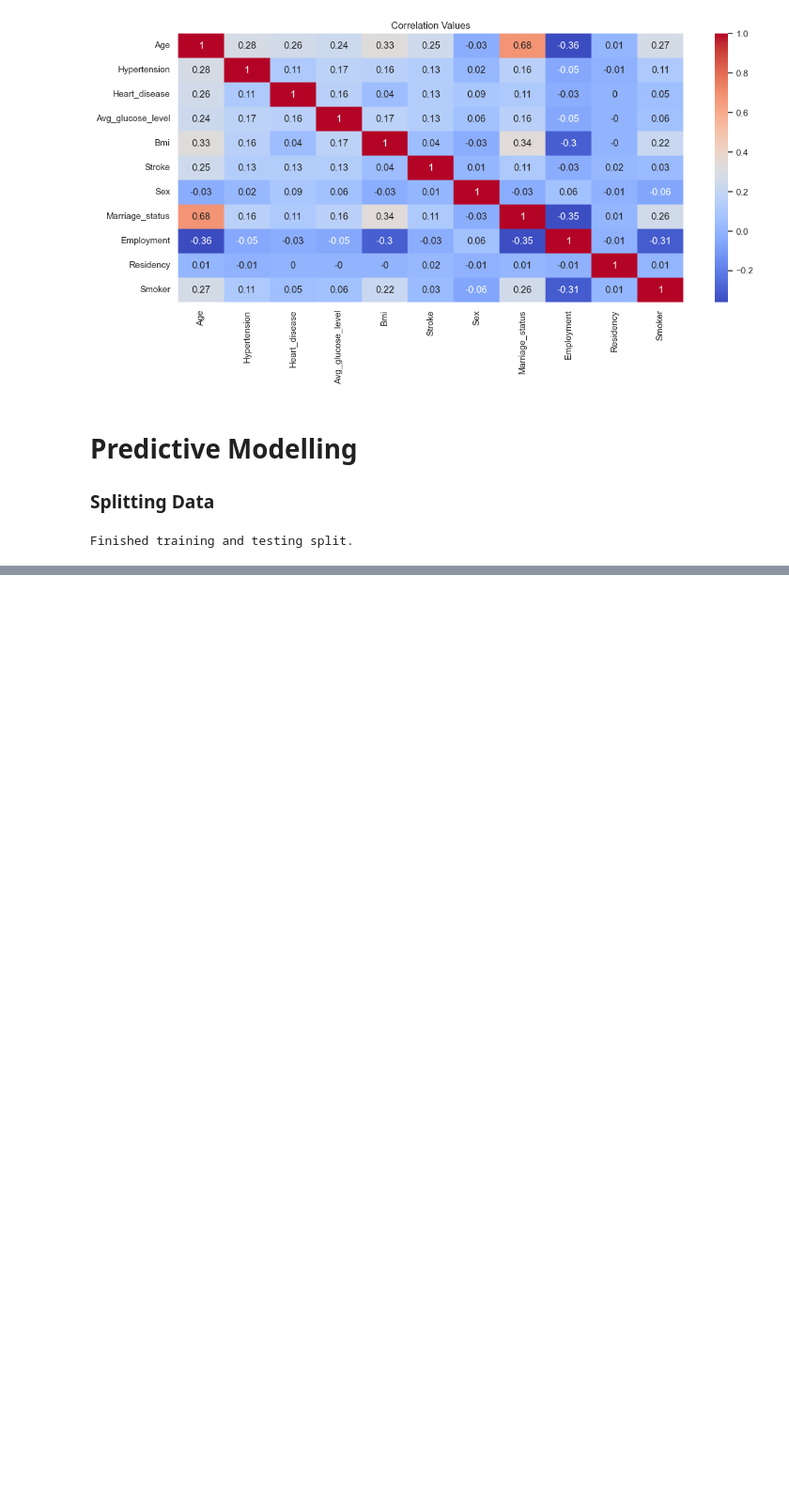
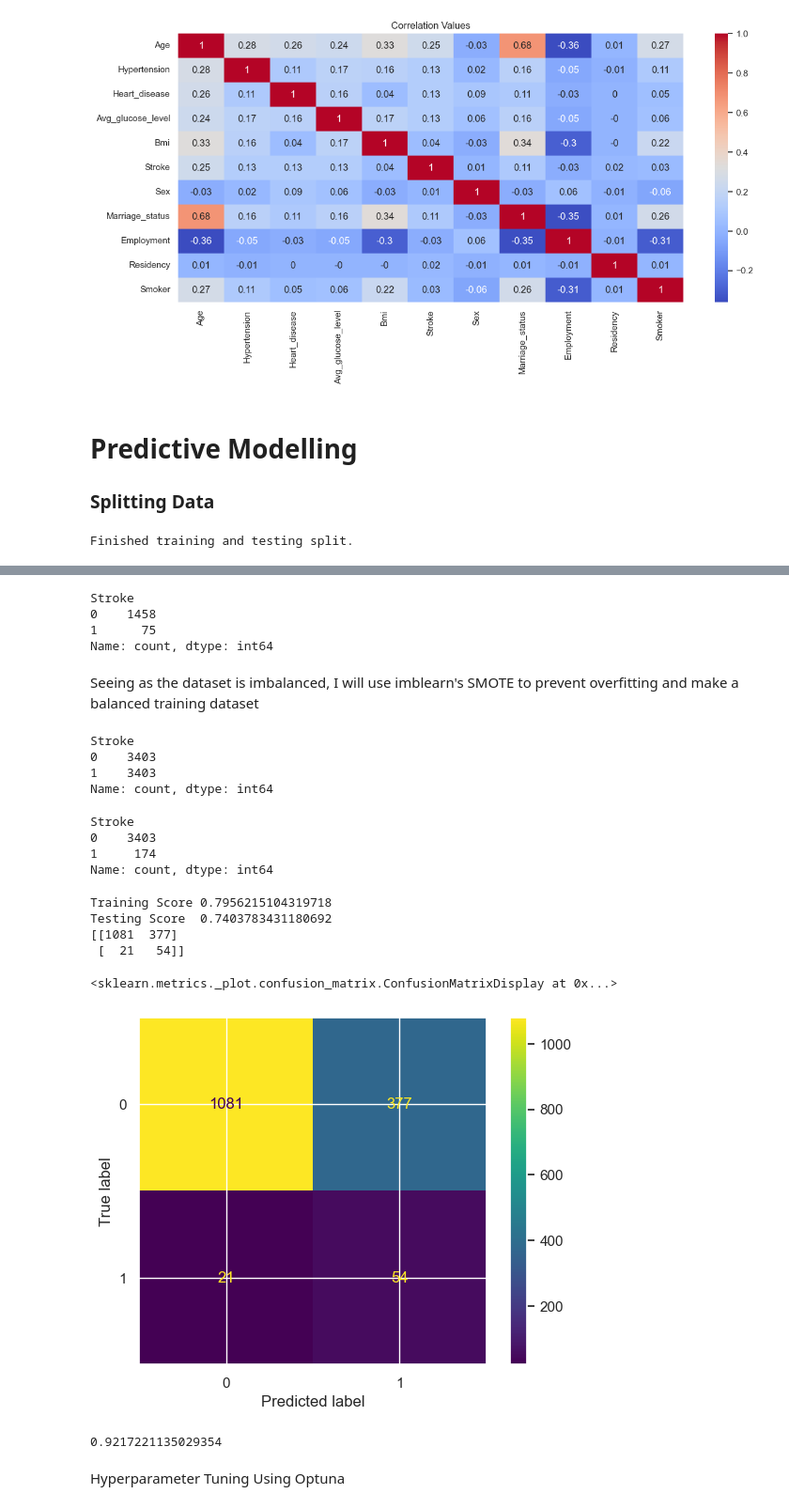
Before and after one commit to AdamSkog/Stroke-Risk-Classifier, a Jupyter notebook: StrokePred.ipynb, the cells around one changed output, grey strips where cells are left out. Shown at 94% size. Cells and saved outputs as stored; diff of their text form; code cells hidden in the pictures; blank space fills up the shorter version.

Commit message:
Hyperparameter Tuning

```diff
--- a/StrokePred.ipynb
+++ b/StrokePred.ipynb
@@ -277,0 +302,63 @@ Finished training and testing split.
+# %%
+y_test.value_counts()
+# %% [output]
+Stroke
+0    1458
+1      75
+Name: count, dtype: int64
+# %% [markdown]
+Seeing as the dataset is imbalanced, I will use imblearn's SMOTE to prevent overfitting and make a balanced training dataset
+# %%
+from imblearn.over_sampling import SMOTE
+smote = SMOTE(random_state=42)
+
+# Fit and resample minority class
+X_train_balanced, y_train_balanced = smote.fit_resample(X_train, y_train)
+
+y_train_balanced.value_counts()
+# %% [output]
+Stroke
+0    3403
+1    3403
+Name: count, dtype: int64
+# %%
+y_train.value_counts()
+# %% [output]
+Stroke
+0    3403
+1     174
+Name: count, dtype: int64
+# %%
+from sklearn.linear_model import LogisticRegression
+
+LR = LogisticRegression()
+LR.fit(X_train_balanced, y_train_balanced)
+LR_train_score = LR.score(X_train_balanced, y_train_balanced)
+LR_test_score = LR.score(X_test, y_test)
+
+y_pred = LR.predict(X_test)
+
+cm = confusion_matrix(y_test, y_pred)
+print('Training Score', LR_train_score)
+print('Testing Score ', LR_test_score)
+print(cm)
+# %% [output]
+Training Score 0.7956215104319718
+Testing Score  0.7403783431180692
+[[1081  377]
+ [  21   54]]
+# %%
+ConfusionMatrixDisplay(cm).plot()
+# %% [output]
+<sklearn.metrics._plot.confusion_matrix.ConfusionMatrixDisplay at 0x...>
+[figure, added]
+# %%
+model = XGBClassifier()
+model.fit(X_train_balanced, y_train_balanced)
+y_pred = model.predict(X_test)
+accuracy = accuracy_score(y_test, y_pred)
+print(accuracy)
+# %% [output]
+0.9217221135029354
+# %% [markdown]
+Hyperparameter Tuning Using Optuna
```
Also changed, not shown: parts of 18 cells of this notebook, 1 other file.
